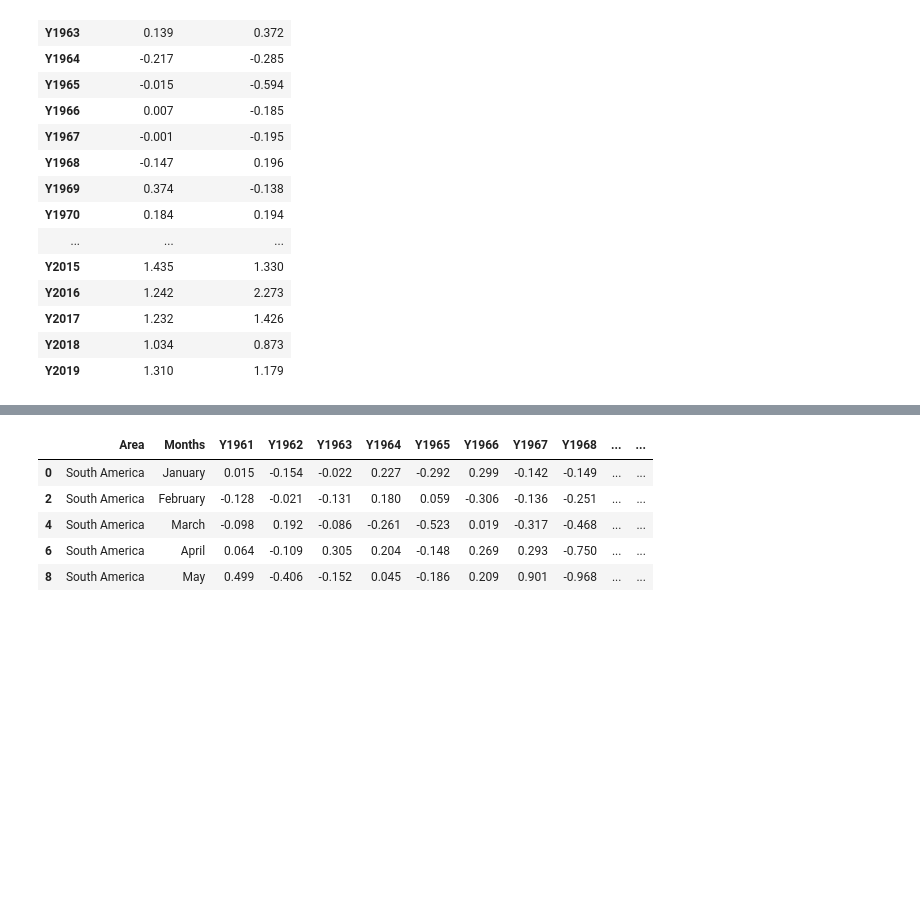
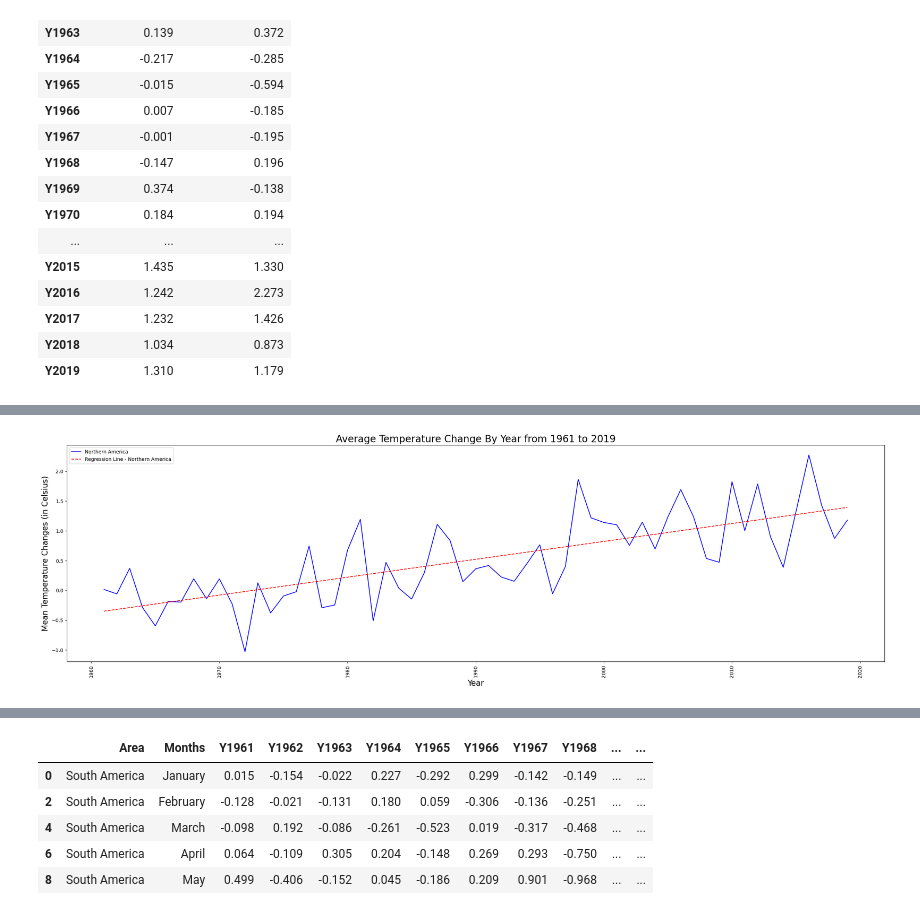
Before and after one commit to Tmoht1015/2Group-Project-All-Stars, a Jupyter notebook: NSAmericaTemps.ipynb, the cells around one changed output, grey strips where cells are left out. Cells and saved outputs as stored; diff of their text form; code cells hidden in the pictures; blank space fills up the shorter version.

Commit message:
combining current file with linear regressions

```diff
--- a/NSAmericaTemps.ipynb
+++ b/NSAmericaTemps.ipynb
@@ -58,3 +63,27 @@ plt.show()
+# %%
+# Convert the 'Year' column to integers by removing the 'Y' prefix
+y_data2['Year'] = y_data2.index.str.replace('Y', '').astype(int)
+
+# Plot the data points for 'Northern America'
+fig = plt.figure(figsize=(30, 8))
+plt.plot(y_data2['Year'], y_data2['Northern America'], label='Northern America', color='blue')
+
+# Linear regression for 'Northern America'
+X = y_data2['Year'].values.reshape(-1, 1)
+y1 = y_data2['Northern America'].values
+regressor1 = LinearRegression()
+regressor1.fit(X, y1)
+y1_pred = regressor1.predict(X)
+plt.plot(y_data2['Year'], y1_pred, label='Regression Line - Northern America', color='red', linestyle='dashed')
+
+plt.xlabel('Year', fontsize = 16)
+plt.ylabel("Mean Temperature Changes (in Celsius)", fontsize = 16)
+plt.title("Average Temperature Change By Year from 1961 to 2019", fontsize = 20)
+plt.xticks(rotation=90)
+plt.legend()
+plt.show()
+# %% [output]
+[figure, added]
 # %%
 #Isolated SA from y_data2 for linear regression
 fig = plt.figure(figsize=(30, 8))
```
Also changed, not shown: parts of 9 cells of this notebook.
